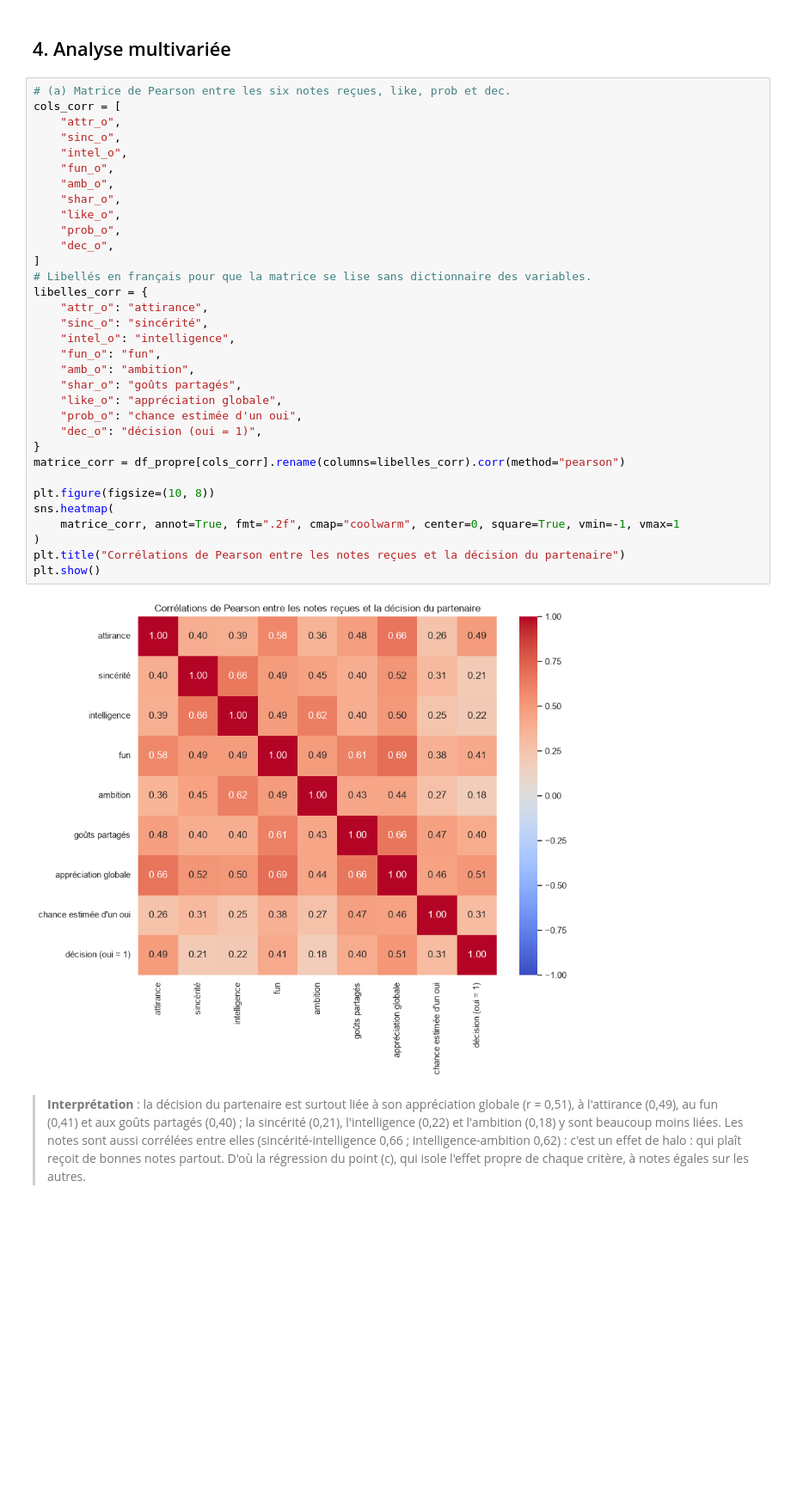
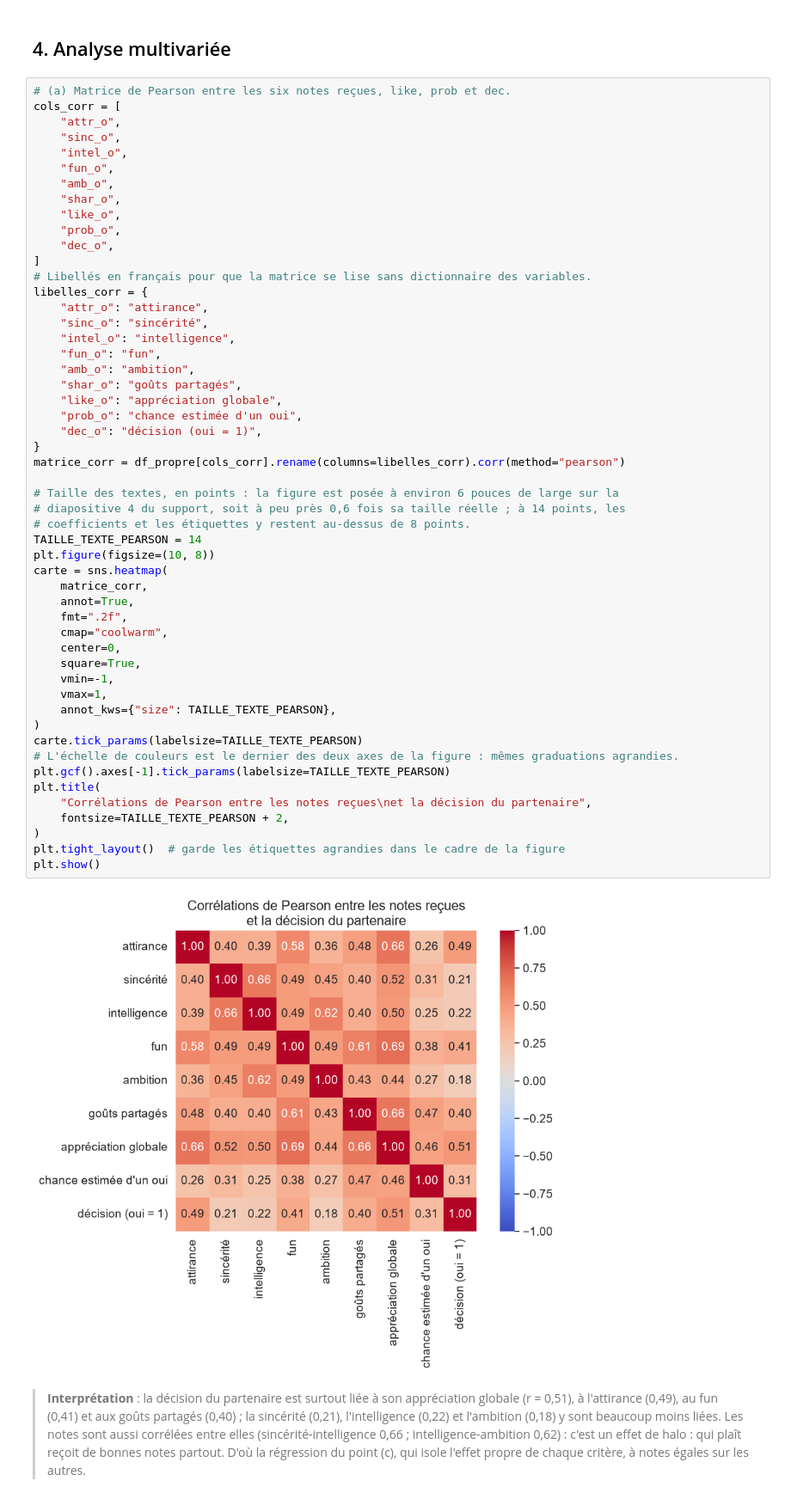
Before and after one commit to KinSushi/jedha-rncp35288-portfolio, a Jupyter notebook: bloc_2_eda_statistics/1_Tinder/Speed_Dating_Bloc2_CDSD.ipynb, the cells around one changed output. Shown at 86% size. Saved outputs shown, nothing was run; the diff lists cells and outputs as text; blank space fills up the shorter version.

```diff
--- a/bloc_2_eda_statistics/1_Tinder/Speed_Dating_Bloc2_CDSD.ipynb
+++ b/bloc_2_eda_statistics/1_Tinder/Speed_Dating_Bloc2_CDSD.ipynb
@@ -666,37 +665,56 @@ plt.show()
 # (a) Matrice de Pearson entre les six notes reçues, like, prob et dec.
 cols_corr = [
     "attr_o",
     "sinc_o",
     "intel_o",
     "fun_o",
     "amb_o",
     "shar_o",
     "like_o",
     "prob_o",
     "dec_o",
 ]
 # Libellés en français pour que la matrice se lise sans dictionnaire des variables.
 libelles_corr = {
     "attr_o": "attirance",
     "sinc_o": "sincérité",
     "intel_o": "intelligence",
     "fun_o": "fun",
     "amb_o": "ambition",
     "shar_o": "goûts partagés",
     "like_o": "appréciation globale",
     "prob_o": "chance estimée d'un oui",
     "dec_o": "décision (oui = 1)",
 }
 matrice_corr = df_propre[cols_corr].rename(columns=libelles_corr).corr(method="pearson")
 
+# Taille des textes, en points : la figure est posée à environ 6 pouces de large sur la
+# diapositive 4 du support, soit à peu près 0,6 fois sa taille réelle ; à 14 points, les
+# coefficients et les étiquettes y restent au-dessus de 8 points.
+TAILLE_TEXTE_PEARSON = 14
 plt.figure(figsize=(10, 8))
-sns.heatmap(
-    matrice_corr, annot=True, fmt=".2f", cmap="coolwarm", center=0, square=True, vmin=-1, vmax=1
+carte = sns.heatmap(
+    matrice_corr,
+    annot=True,
+    fmt=".2f",
+    cmap="coolwarm",
+    center=0,
+    square=True,
+    vmin=-1,
+    vmax=1,
+    annot_kws={"size": TAILLE_TEXTE_PEARSON},
 )
-plt.title("Corrélations de Pearson entre les notes reçues et la décision du partenaire")
+carte.tick_params(labelsize=TAILLE_TEXTE_PEARSON)
+# L'échelle de couleurs est le dernier des deux axes de la figure : mêmes graduations agrandies.
+plt.gcf().axes[-1].tick_params(labelsize=TAILLE_TEXTE_PEARSON)
+plt.title(
+    "Corrélations de Pearson entre les notes reçues\net la décision du partenaire",
+    fontsize=TAILLE_TEXTE_PEARSON + 2,
+)
+plt.tight_layout()  # garde les étiquettes agrandies dans le cadre de la figure
 plt.show()
 # %% [output]
-[figure, old version]
+[figure, new version]
 # %% [markdown]
 > **Interprétation** : la décision du partenaire est surtout liée à son appréciation
 > globale (r = 0,51), à l'attirance (0,49), au fun (0,41) et aux goûts partagés (0,40) ; la
```
Also changed, not shown: parts of 15 cells of this notebook, 9 other files.
